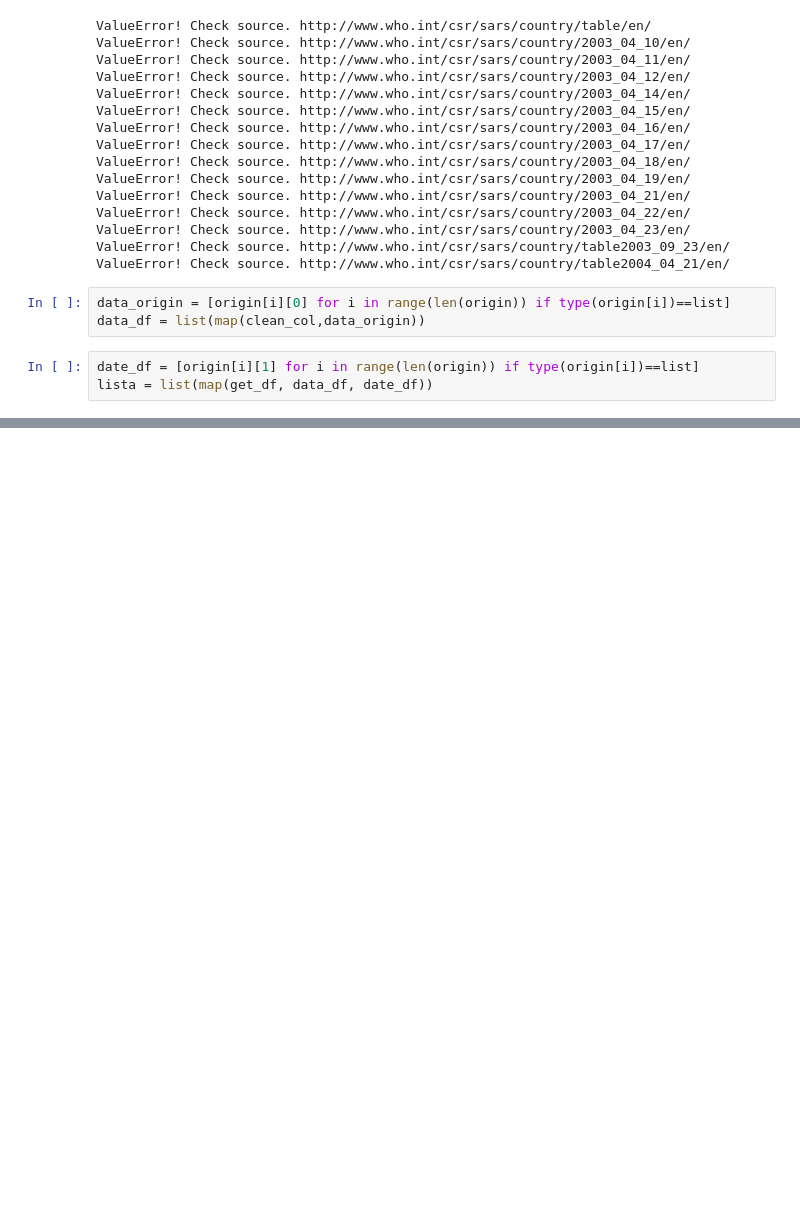
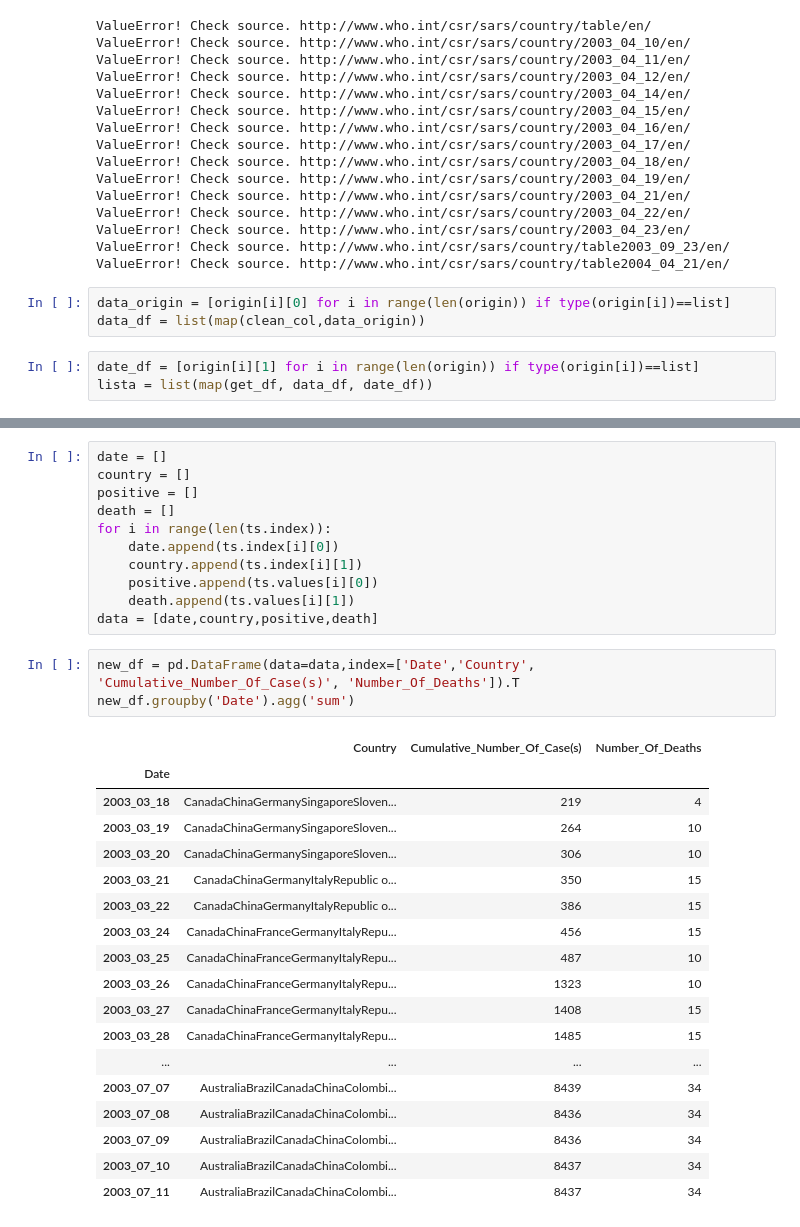
Before and after one commit to Skye-FY/Ironhack_Final_Project, a Jupyter notebook: code/sars.ipynb, the cells around one changed output, grey strips where cells are left out. Drawn from its saved outputs; the diff is of its cells as text; blank space fills up the shorter version.

Commit message:
pre data scrap

```diff
--- a/code/sars.ipynb
+++ b/code/sars.ipynb
@@ -155,0 +205,33 @@ dfb.groupby(['Date','Country']).agg('sum')
+# %%
+date = []
+country = []
+positive = []
+death = []
+for i in range(len(ts.index)):
+    date.append(ts.index[i][0])
+    country.append(ts.index[i][1])
+    positive.append(ts.values[i][0])
+    death.append(ts.values[i][1])
+data = [date,country,positive,death]
+# %%
+new_df = pd.DataFrame(data=data,index=['Date','Country', 'Cumulative_Number_Of_Case(s)', 'Number_Of_Deaths']).T
+new_df.groupby('Date').agg('sum')
+# %% [output]
+|  | Country | Cumulative_Number_Of_Case(s) | Number_Of_Deaths |
+| Date |  |  |  |
+| 2003_03_18 | CanadaChinaGermanySingaporeSloven... | 219 | 4 |
+| 2003_03_19 | CanadaChinaGermanySingaporeSloven... | 264 | 10 |
+| 2003_03_20 | CanadaChinaGermanySingaporeSloven... | 306 | 10 |
+| 2003_03_21 | CanadaChinaGermanyItalyRepublic o... | 350 | 15 |
+| 2003_03_22 | CanadaChinaGermanyItalyRepublic o... | 386 | 15 |
+| 2003_03_24 | CanadaChinaFranceGermanyItalyRepu... | 456 | 15 |
+| 2003_03_25 | CanadaChinaFranceGermanyItalyRepu... | 487 | 10 |
+| 2003_03_26 | CanadaChinaFranceGermanyItalyRepu... | 1323 | 10 |
+| 2003_03_27 | CanadaChinaFranceGermanyItalyRepu... | 1408 | 15 |
+| 2003_03_28 | CanadaChinaFranceGermanyItalyRepu... | 1485 | 15 |
+| ... | ... | ... | ... |
+| 2003_07_07 | AustraliaBrazilCanadaChinaColombi... | 8439 | 34 |
+| 2003_07_08 | AustraliaBrazilCanadaChinaColombi... | 8436 | 34 |
+| 2003_07_09 | AustraliaBrazilCanadaChinaColombi... | 8436 | 34 |
+| 2003_07_10 | AustraliaBrazilCanadaChinaColombi... | 8437 | 34 |
+| 2003_07_11 | AustraliaBrazilCanadaChinaColombi... | 8437 | 34 |
```
Also changed, not shown: parts of 7 cells of this notebook.
